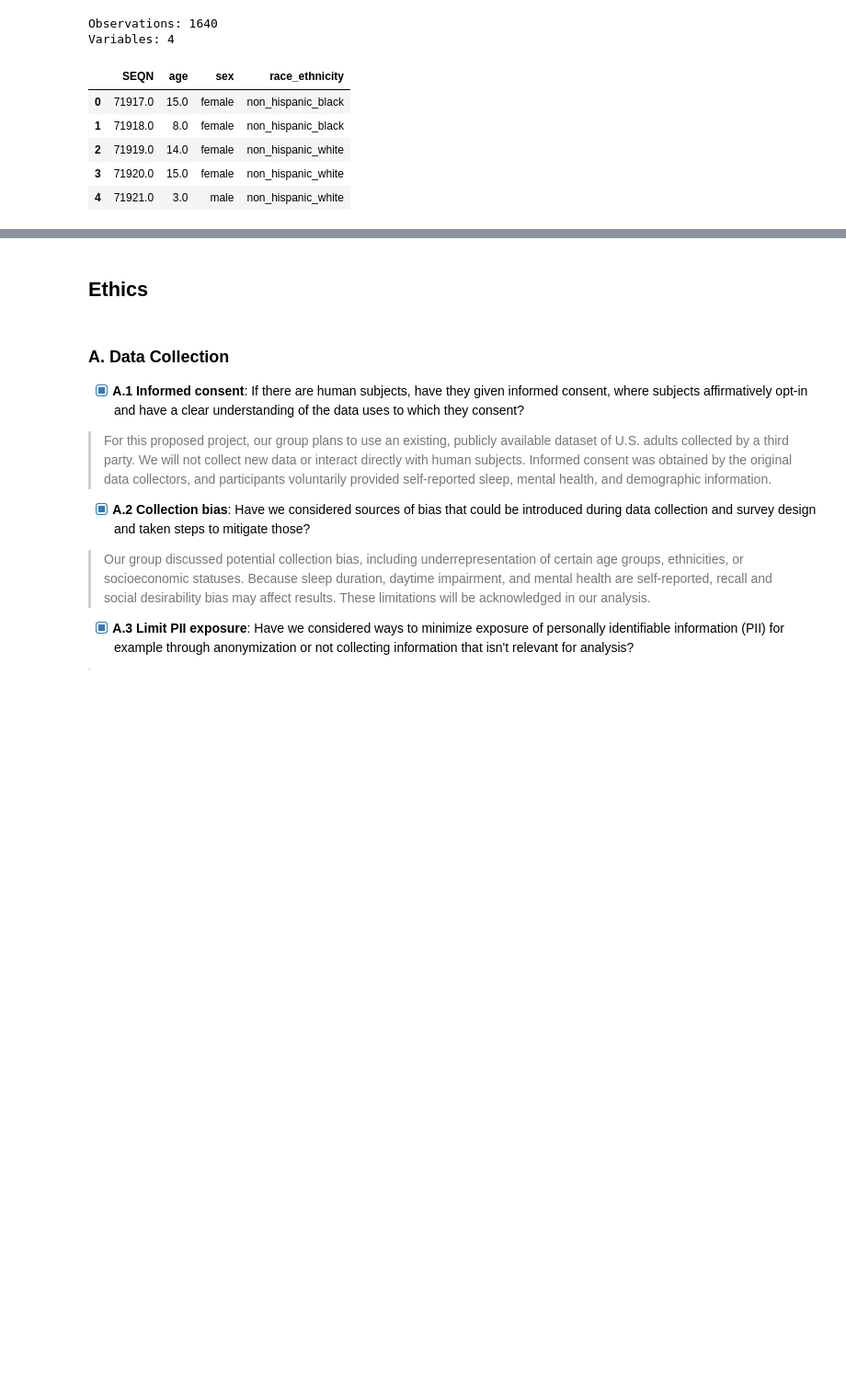
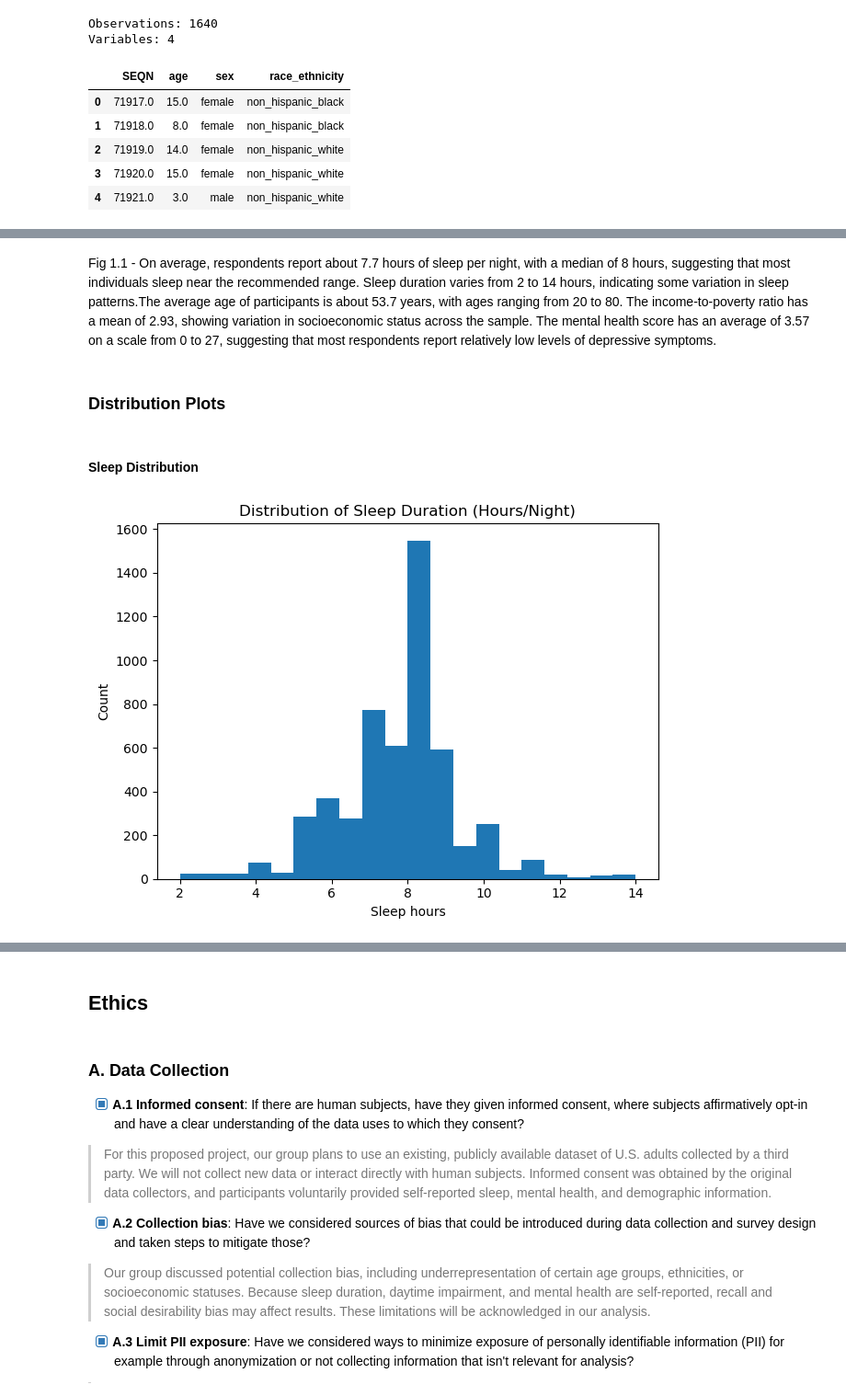
Before and after one commit to COGS108/Group150_WI26, a Jupyter notebook: 02-EDACheckpoint.ipynb, the cells around one changed output, grey strips where cells are left out. Shown at 92% size. Drawn from its saved outputs; the diff is of its cells as text; code cells hidden in the pictures; blank space fills up the shorter version.

Commit message:
Visualizations using NHANES dataset and write-up for summary statistics

```diff
--- a/02-EDACheckpoint.ipynb
+++ b/02-EDACheckpoint.ipynb
@@ -438,0 +431,3 @@ Some more words and stuff.  Remember notebooks work best if you interleave the c
+# %%
+df1 = pd.read_csv("data/02-processed/nhanes2123_final.csv")
+df1[["sleep_hours", "age", "income_ratio", "mental_health_score"]].describe()
@@ -438,0 +444,15 @@ Some more words and stuff.  Remember notebooks work best if you interleave the c
+# %% [markdown]
+Fig 1.1 - On average, respondents report about 7.7 hours of sleep per night, with a median of 8 hours, suggesting that most individuals sleep near the recommended range. Sleep duration varies from 2 to 14 hours, indicating some variation in sleep patterns.The average age of participants is about 53.7 years, with ages ranging from 20 to 80. The income-to-poverty ratio has a mean of 2.93, showing variation in socioeconomic status across the sample. The mental health score has an average of 3.57 on a scale from 0 to 27, suggesting that most respondents report relatively low levels of depressive symptoms.
+# %% [markdown]
+### Distribution Plots
+# %% [markdown]
+#### Sleep Distribution
+# %%
+df1["sleep_hours"].plot(kind="hist", bins=20)
+plt.title("Distribution of Sleep Duration (Hours/Night)")
+plt.xlabel("Sleep hours")
+plt.ylabel("Count")
+plt.tight_layout()
+plt.show()
+# %% [output]
+[figure, added]
```
Also changed, not shown: parts of 18 cells of this notebook.
